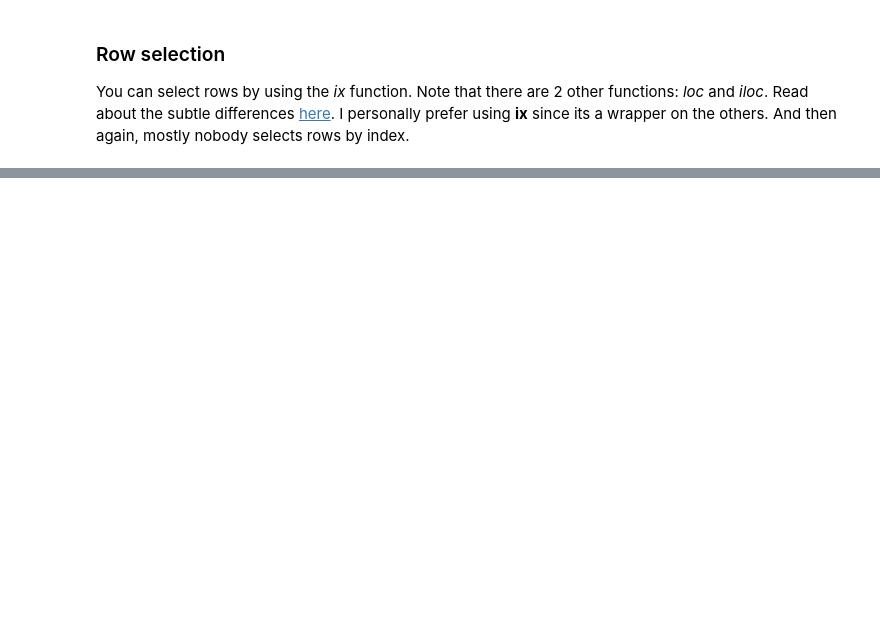
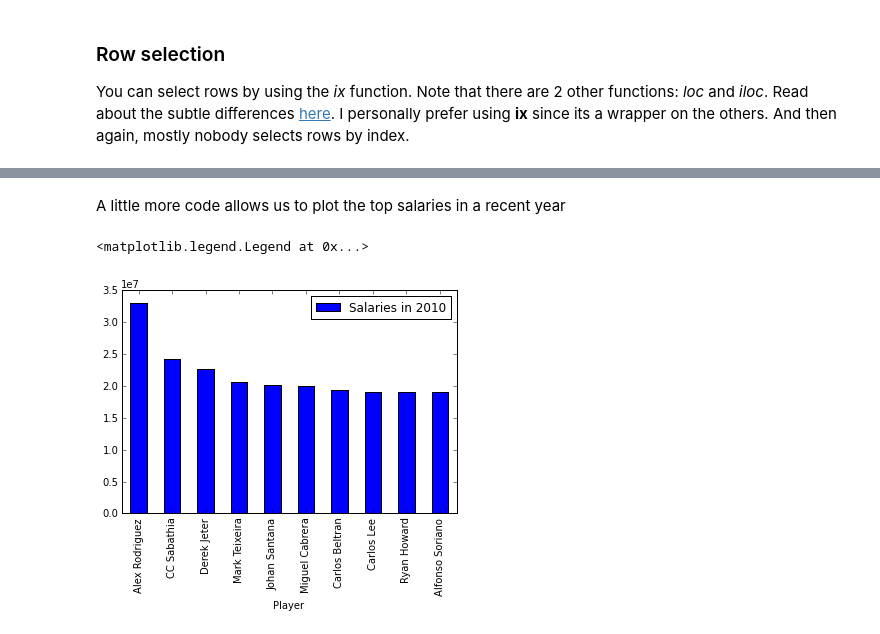
Before and after one commit to arkoneogy/mytutorials, a Jupyter notebook: python/pandas_liveTut_fri_nov17.ipynb, the cells around one changed output, grey strips where cells are left out. Drawn from its saved outputs; the diff is of its cells as text; code cells hidden in the pictures; blank space fills up the shorter version.

```diff
--- a/python/pandas_liveTut_fri_nov17.ipynb
+++ b/python/pandas_liveTut_fri_nov17.ipynb
@@ -261,0 +581,13 @@ df.ix['2014-02-10':'2014-02-15', ['Madrid', 'Kolkata']]
+# %% [markdown]
+A little more code allows us to plot the top salaries in a recent year
+# %%
+yr2010= mlb[mlb['Year']==2010]
+yr2010.set_index('Player', inplace=True)
+yr2010.head()
+top10= yr2010['Salary'].sort_values(ascending= False).head(10)
+plt.figure()
+top10.plot(kind= 'bar', label= 'Salaries in 2010')
+plt.legend()
+# %% [output]
+<matplotlib.legend.Legend at 0x...>
+[figure, added]
```
Also changed, not shown: parts of 62 cells of this notebook, 1 other file.
